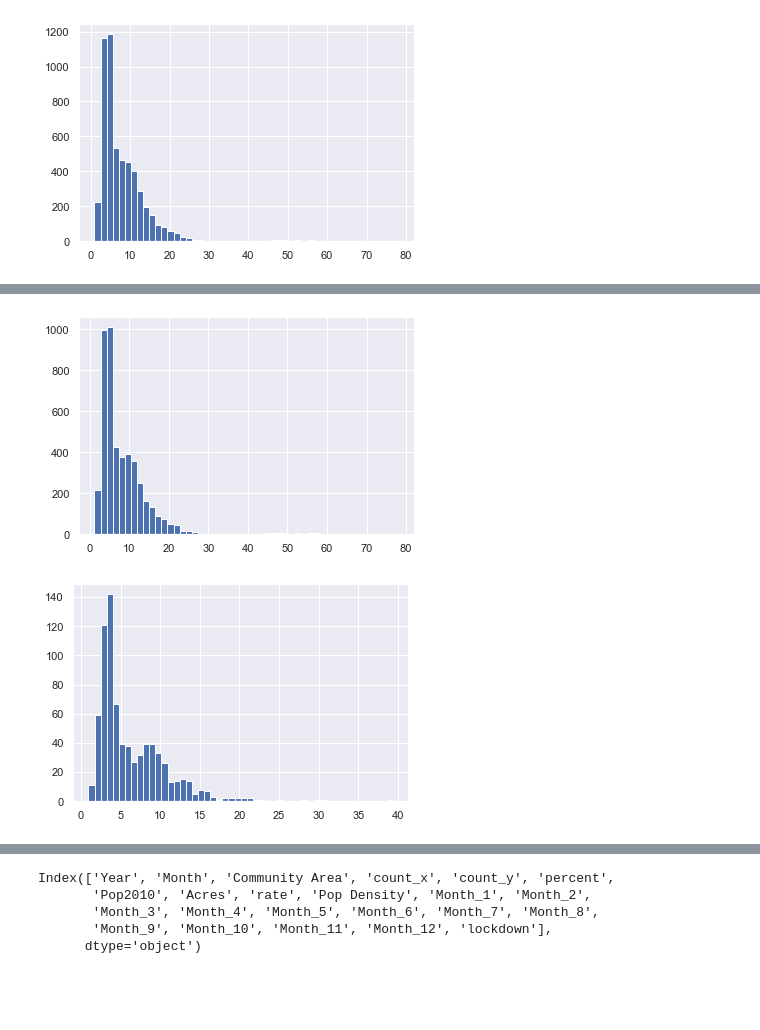
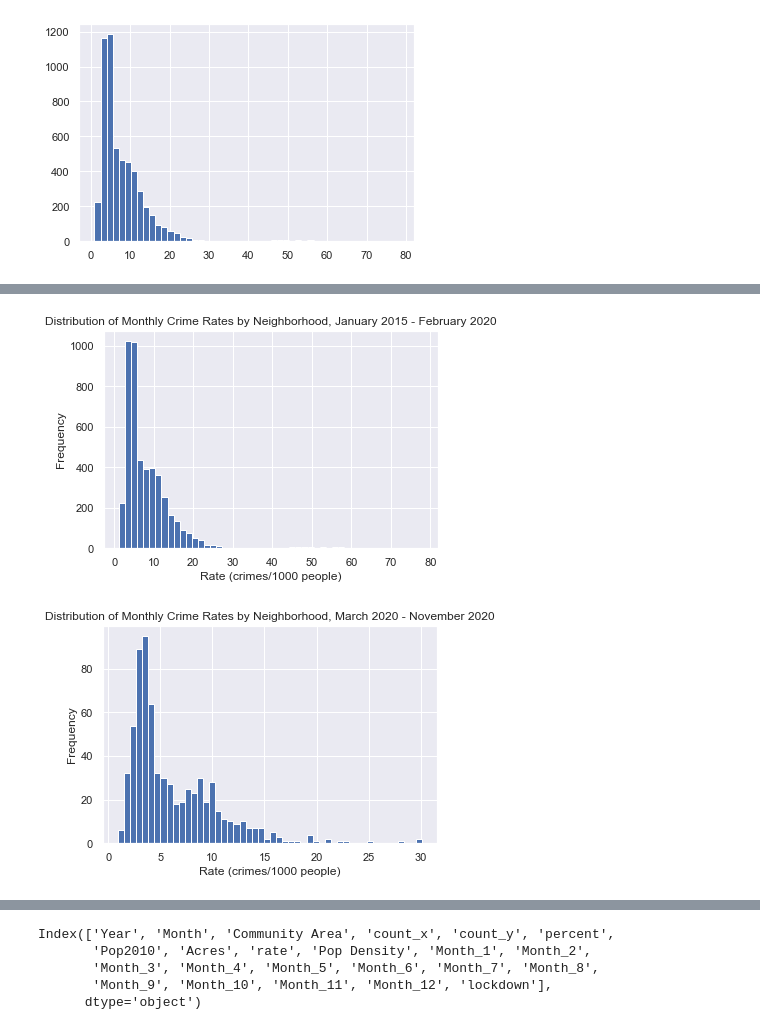
Before and after one commit to a-matai/datasiensgrup, a Jupyter notebook: src/linear_regression.ipynb, the cells around one changed output, grey strips where cells are left out. Cells and saved outputs as stored; diff of their text form; code cells hidden in the pictures; blank space fills up the shorter version.

```diff
--- a/src/linear_regression.ipynb
+++ b/src/linear_regression.ipynb
@@ -171,17 +171,28 @@ we normalize to the minimum and the maximum of the crime rates.
 wow_crimes['percent'] = wow_crimes['count_x']/wow_crimes['count_y']
 
 #Calculate crime rate as crime per 1.000 people (Number of Crime per 1000 people)
-wow_crimes = pd.merge(wow_crimes,conditions[['Community Area','Pop2010', 'Acres']],on=['Community Area'], how = 'left')
+wow_crimes = pd.merge(wow_crimes,conditions[['Community Area','Pop2010', 'Acres', 'Num L Stops']],on=['Community Area'], how = 'left')
 wow_crimes['rate'] = 1000 * wow_crimes['count_x'] / wow_crimes['Pop2010']
 
 #Pop Density (Number of People Per Acre of Land)
+
+'''
+NEED TO USE THE AREA OF THE NEIGHBORHOOD INSTEAD OF THE GREENSPACE
+'''
 wow_crimes['Pop Density'] = wow_crimes['Pop2010'] / wow_crimes['Acres']
 print("\nCompleted crime_time dataset:\n")
 
 # create indicator for seasonality, each month of crime rate
-month_encode = pd.get_dummies(wow_crimes.Month, prefix='Month')
+# month_encode = pd.get_dummies(wow_crimes.Month, prefix='Month')
 
-new_crime = pd.concat([wow_crimes, month_encode], axis=1)
+# new_crime = pd.concat([wow_crimes, month_encode], axis=1)
+
+# fill zeros where necessary
+wow_crimes['Num L Stops'] = wow_crimes['Num L Stops'].fillna(0)
+
+# use sin transform for seasonality of month
+wow_crimes["month_transform"] = wow_crimes['Month'].map(lambda x : math.sin(x/12))
+
 # lockdown was march-may 2020
 
 def is_lockdown(row):
@@ -194,11 +205,11 @@ def is_lockdown(row):
 # wow_crimes['Acres'] = min_max_scaler.fit_transform(wow_crimes['Acres'])
 
 
-new_crime = new_crime.assign(lockdown = new_crime.apply(is_lockdown, axis = 1))
+wow_crimes = wow_crimes.assign(lockdown = wow_crimes.apply(is_lockdown, axis = 1))
 # we will only be using data from 2015 onwards, to ignore the overal historical effect!
-new_crime = new_crime[new_crime['Year'] >= 2015]
+new_crime = wow_crimes[wow_crimes['Year'] >= 2015]
 
 pd.DataFrame.head(new_crime)
-wow_crimes.columns
+# wow_crimes.columns
 # %% [output]
 Completed crime_time dataset:
@@ -227,8 +240,8 @@ plt.show()
 [figure]
 # %%
 # separate the dataset into two models for comparison pre-COVID and post_COVID
-post_covid = new_crime[(new_crime['Year'] == 2020) & (new_crime['Month'] >= 2)]
+post_covid = new_crime[(new_crime['Year'] == 2020) & (new_crime['Month'] >= 3)]
 # include years 2015-2019 and the January before COVID cases started appearing
-pre_covid = new_crime[(new_crime['Year'] >= 2015) & (new_crime['Year'] < 2020)].append(new_crime[(new_crime['Year'] == 2020) & (new_crime['Month'] == 1)])
+pre_covid = new_crime[(new_crime['Year'] >= 2015) & (new_crime['Year'] < 2020)].append(new_crime[(new_crime['Year'] == 2020) & (new_crime['Month'] <= 2)])
 # %%
 # let's inspect the distributions of the crime rates pre- and post-covid
@@ -259,12 +272,18 @@ max       39.358067
 Name: rate, dtype: float64
-# %%
-plt.hist(pre_covid['rate'], bins=50)
-plt.show()
-plt.hist(post_covid['rate'], bins=50)
-plt.show()
-# %% [output]
-[figure, removed]
-[figure, removed]
+# %%
+plt.hist(pre_covid['rate'], bins=50)
+plt.title("Distribution of Monthly Crime Rates by Neighborhood, January 2015 - February 2020")
+plt.xlabel("Rate (crimes/1000 people)")
+plt.ylabel("Frequency")
+plt.show()
+plt.hist(post_covid['rate'], bins=50)
+plt.title("Distribution of Monthly Crime Rates by Neighborhood, March 2020 - November 2020")
+plt.xlabel("Rate (crimes/1000 people)")
+plt.ylabel("Frequency")
+plt.show()
+# %% [output]
+[figure, added]
+[figure, added]
 # %%
 # It seems that the distribution has shifted greatly to the left (which is what
 # we expected from our initial data exploration.
```
Also changed, not shown: parts of 8 cells of this notebook.
